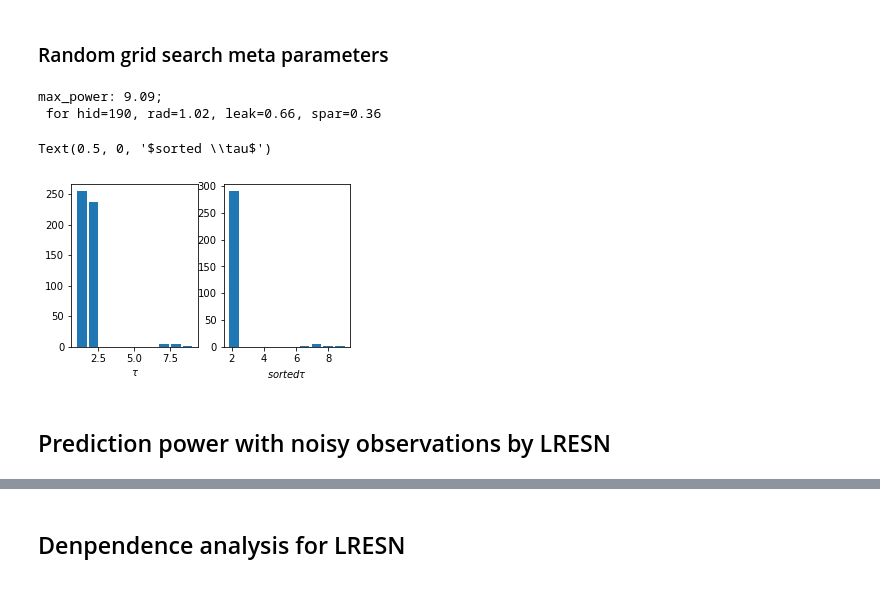
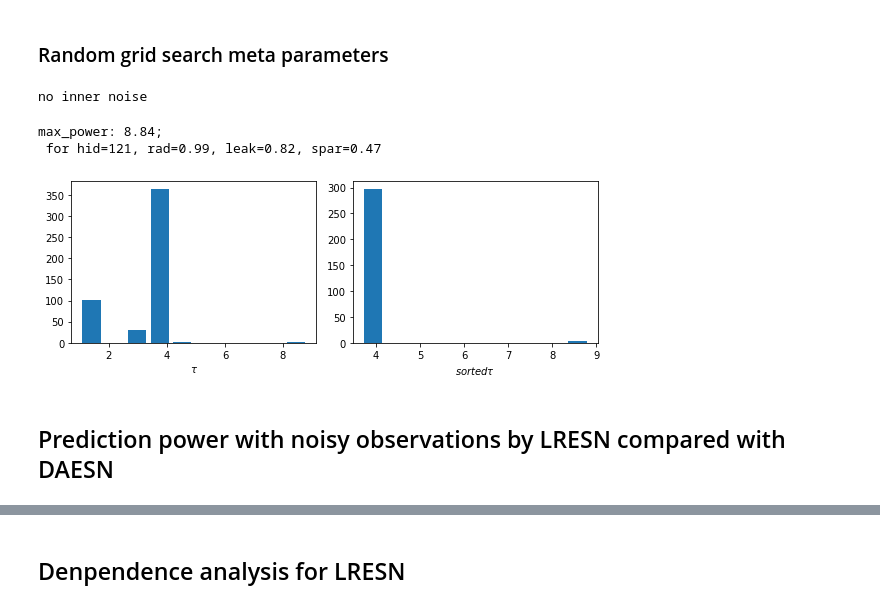
Before and after one commit to lepodl/reservoir_computing, a Jupyter notebook: TestDemo/Esn_prediction.ipynb, the cells around one changed output, grey strips where cells are left out. Drawn from its saved outputs; the diff is of its cells as text; code cells hidden in the pictures.

```diff
--- a/TestDemo/Esn_prediction.ipynb
+++ b/TestDemo/Esn_prediction.ipynb
@@ -23,19 +23,21 @@ def mse(outputs, targets):
 
 def distance(x, y):
     loss = np.linalg.norm(x - y, ord=2, axis=0)
+    loss = loss / np.linalg.norm(x, ord=2, axis=0)
     return loss
 
 def prediction_power(x, y, dt=0.01, unit=0.91):
     loss = distance(x, y)
-    if (loss[:10]<3).all():
+    if (loss[:10]<0.1).all():
         try:
-            out = np.where(loss>5)[0][0]
+            out = np.where(loss>0.55)[0][0]
         except:
             out = x.shape[1]
     else:
         out = 0
     out = out * dt * unit
     return out
+
 
 def random_grid_search(train_data, test_data, hidden_range, radius_range, leaky_range, sparsity_range, num_samples):
     # transient washout=100
@@ -78,38 +80,41 @@ def random_grid_search(train_data, test_data, hidden_range, radius_range, leaky_
 # %% [markdown]
 ### Initialize data
 # %%
-dt = 0.01
-model = Lorenz(10., 28., 8 / 3, dt)
-states = model.propagate(50, 10)
-train_data = states[:, :1000]
-# model = Lorenz(10., 28., 8 / 3, dt)
-# states = model.propagate(50, 10)
-test_data = states[:, 1000:2000]
-del states
+def initialize_data(train_len=1000, noise=None):
+    dt = 0.01
+    model = Lorenz(10., 28., 8 / 3, dt)
+    states = model.propagate(50, 10, noise=noise)
+    train_data = states[:, :train_len]
+    # model = Lorenz(10., 28., 8 / 3, dt)
+    # states = model.propagate(50, 10)
+    test_data = states[:, train_len:train_len+1000]
+    return train_data, test_data
 # %% [markdown]
 ###  Random grid search meta parameters
 # %%
+train_data, test_data = initialize_data(train_len=1000)
 max_power, min_hidden, min_radius, min_leaky, min_spar, powers = random_grid_search(
     train_data,
     test_data,
     hidden_range=[80, 200],
     radius_range=[0.1, 1.3],
     leaky_range=[0.5, 0.99],
     sparsity_range=[0.1, 0.5],
     num_samples=500,
 )
 print(f'max_power: {max_power:.2f};\n for hid={min_hidden}, rad={min_radius:.2f}, leak={min_leaky:.2f}, spar={min_spar:.2f}')
-fig, axs = plt.subplots(1, 2, figsize=(5, 3))
+fig, axs = plt.subplots(1, 2, figsize=(8, 3))
 axs = axs.flatten()
 axs[0].hist(powers, rwidth=0.8)
 axs[0].set_xlabel(r"$\tau$")
 axs[1].hist(sorted(powers)[-300:], rwidth=0.8)
 axs[1].set_xlabel(r"$sorted \tau$")
+fig.tight_layout()
 # %% [output]
-max_power: 9.09;
- for hid=190, rad=1.02, leak=0.66, spar=0.36
+no inner noise
-Text(0.5, 0, '$sorted \\tau$')
+max_power: 8.84;
+ for hid=121, rad=0.99, leak=0.82, spar=0.47
-[figure, old version]
+[figure, new version]
 # %% [markdown]
-## Prediction power with noisy observations by LRESN
+## Prediction power with noisy observations by LRESN compared with DAESN
 # %%
```
Also changed, not shown: parts of 9 cells of this notebook, 8 other files.
